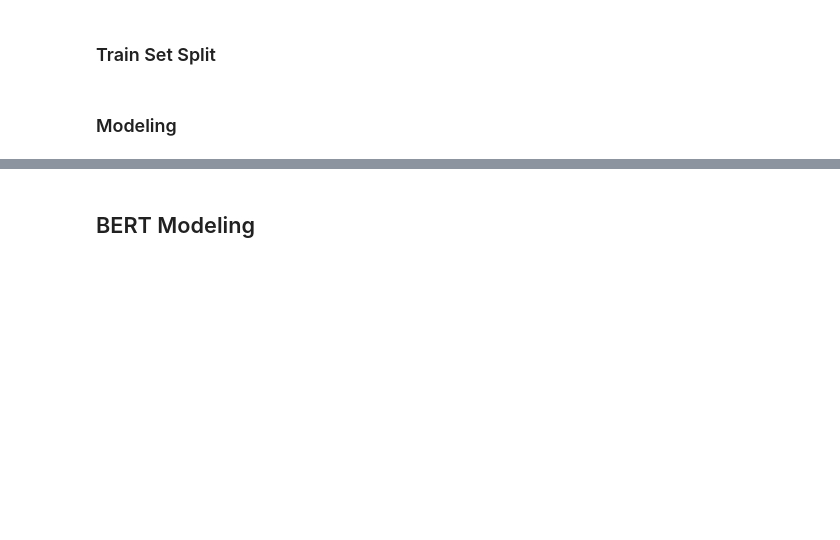
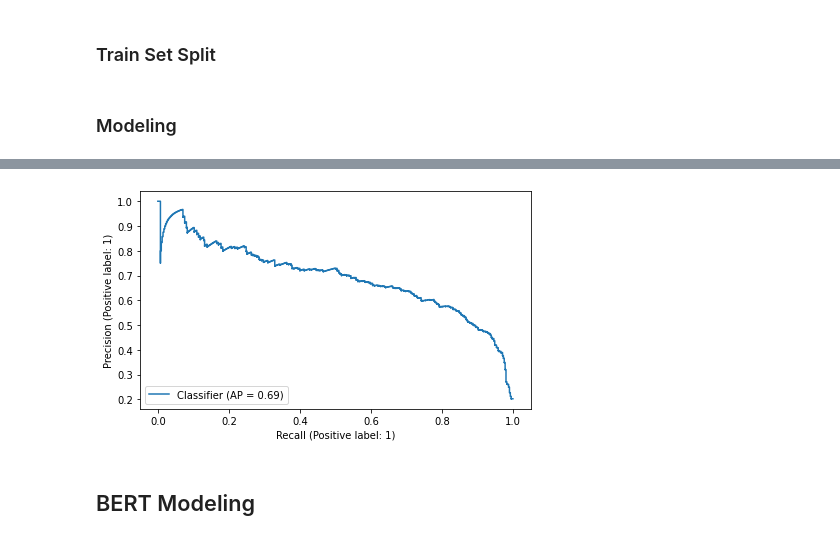
Before and after one commit to Furkan-Coskun/NLP, a Jupyter notebook: NLP_Sentiment_Analysis_Project.ipynb, the cells around one changed output, grey strips where cells are left out. Cells and saved outputs as stored; diff of their text form; code cells hidden in the pictures; blank space fills up the shorter version.

```diff
--- a/NLP_Sentiment_Analysis_Project.ipynb
+++ b/NLP_Sentiment_Analysis_Project.ipynb
@@ -1724,0 +1768,4 @@ tokenizer.word_index
+# %%
+model.compile(loss='binary_crossentropy',
+              optimizer=optimizer,
+              metrics=["Recall"])
@@ -1724,0 +1792,9 @@ tokenizer.word_index
+# %%
+from tensorflow.keras.callbacks import EarlyStopping
+
+early_stop = EarlyStopping(monitor="val_recall", mode="max",
+                           verbose=1, patience = 1, restore_best_weights=True)
+# %%
+from sklearn.utils import class_weight
+classes_weights = class_weight.compute_sample_weight(class_weight='balanced', y=y_train)
+pd.Series(classes_weights).unique()
@@ -1724,0 +1803,3 @@ tokenizer.word_index
+# %%
+model.fit(X_train, y_train, epochs=1, batch_size=128, sample_weight=classes_weights, callbacks=[early_stop],
+         validation_data=(X_test, y_test)) #
@@ -1724,0 +1847,6 @@ tokenizer.word_index
+# %%
+from sklearn.metrics import PrecisionRecallDisplay
+y_pred_proba = model.predict(X_test)
+PrecisionRecallDisplay.from_predictions(y_test, y_pred_proba)
+plt.show();
+# %% [output]
@@ -1724,0 +1854 @@ tokenizer.word_index
+[figure, added]
```
Also changed, not shown: parts of 39 cells of this notebook.
